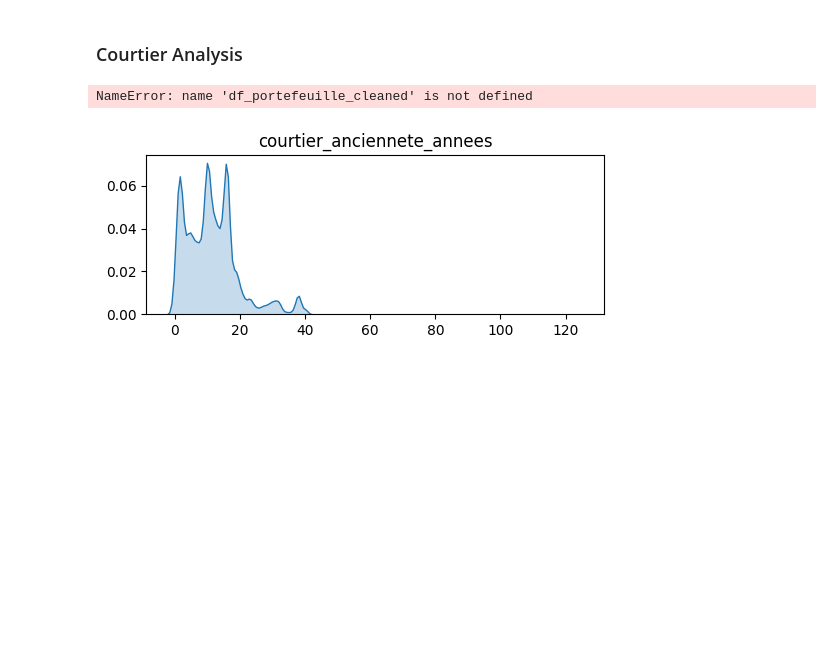
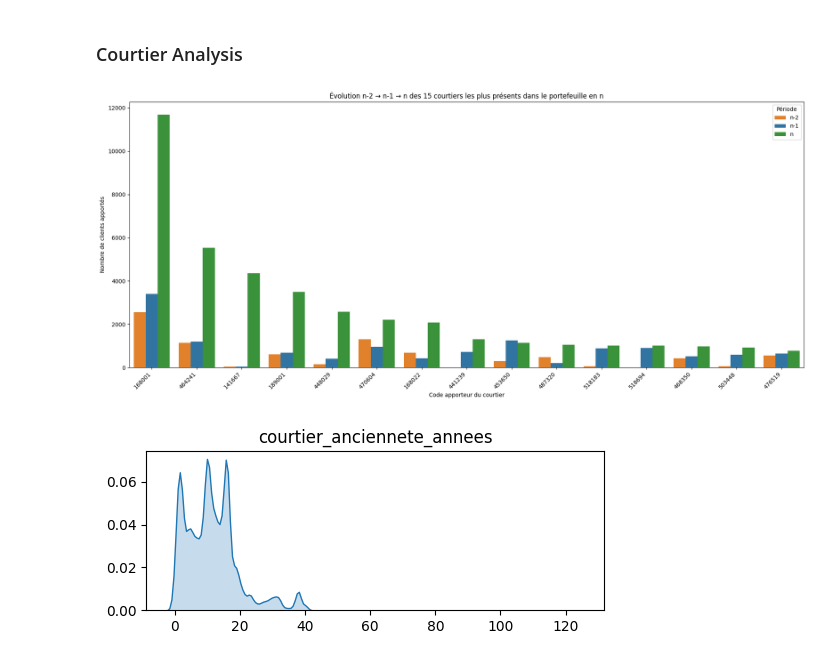
Before and after one commit to kellybourbon2/Alptis-churn-prediction, a Jupyter notebook: Overview_Alptis.ipynb, the cells around one changed output. Saved outputs shown, nothing was run; the diff lists cells and outputs as text; code cells hidden in the pictures; blank space fills up the shorter version.

```diff
--- a/Overview_Alptis.ipynb
+++ b/Overview_Alptis.ipynb
@@ -202,15 +202,15 @@ plt.show()
 # --------------------------------------
 # 1) Top 15 des courtiers en année N
 # --------------------------------------
-popularite_N = df_portefeuille_cleaned["courtier_code_apporteur"].value_counts()
+popularite_N = df_portefeuille["courtier_code_apporteur"].value_counts()
 
 top15_codes = popularite_N[:15].index.tolist()
 
 # --------------------------------------
 # 2) Extraire n-2 et n-1 pour ces courtiers
 # --------------------------------------
-df_evol = df_portefeuille_cleaned[
-    df_portefeuille_cleaned["courtier_code_apporteur"].isin(top15_codes)
+df_evol = df_portefeuille[
+    df_portefeuille["courtier_code_apporteur"].isin(top15_codes)
 ][[
     "courtier_code_apporteur",
     "courtier_nb_affaires_n_moins2",
@@ -254,34 +254,34 @@ df_long["periode"] = df_long["periode"].replace({
     "courtier_nb_affaires_n": "n"
 })
 
 periode_order = ["n-2", "n-1", "n"]
 palette = {"n-2": "#ff7f0e", "n-1": "#1f77b4", "n": "#2ca02c"}  # orange / bleu / vert
 
 # --------------------------------------
 # 6) Plot final
 # --------------------------------------
 plt.figure(figsize=(18, 8))
 
 sns.barplot(
     data=df_long,
     x="courtier_code_apporteur",
     y="nb_clients",
     hue="periode",
     hue_order=periode_order,
     palette=palette,
     order=order_x
 )
 
 plt.xticks(rotation=45, ha="right")
 plt.xlabel("Code apporteur du courtier")
 plt.ylabel("Nombre de clients apportés")
 plt.title("Évolution n-2 → n-1 → n des 15 courtiers les plus présents dans le portefeuille en n")
 plt.legend(title="Période")
 
 plt.tight_layout()
 plt.show()
 # %% [output]
-NameError: name 'df_portefeuille_cleaned' is not defined
+[figure, added]
 # %%
 continuous_var= ["courtier_anciennete_annees"]
 plt.figure(figsize=(10, 12))
```
Also changed, not shown: parts of 4 cells of this notebook, 5 other files.
